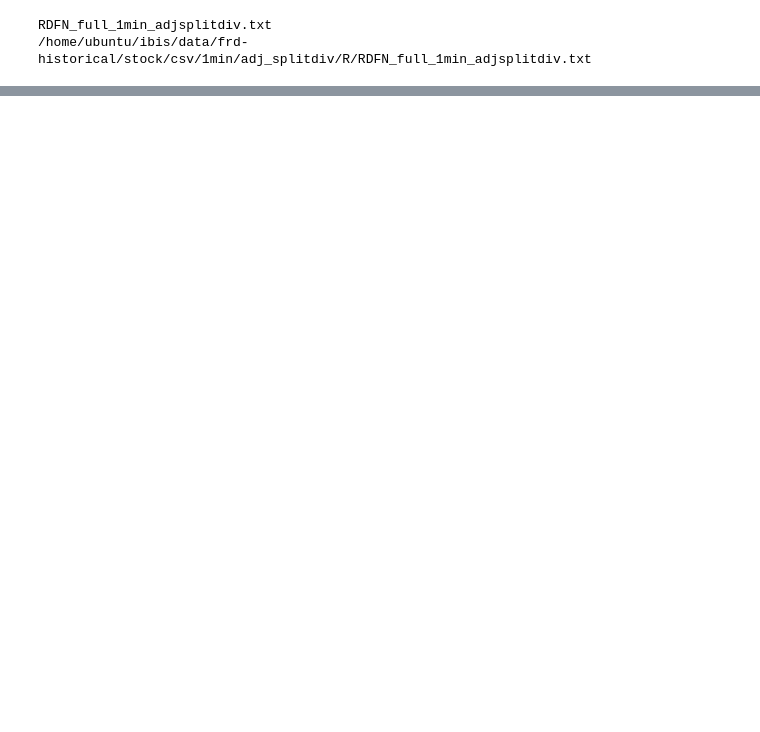
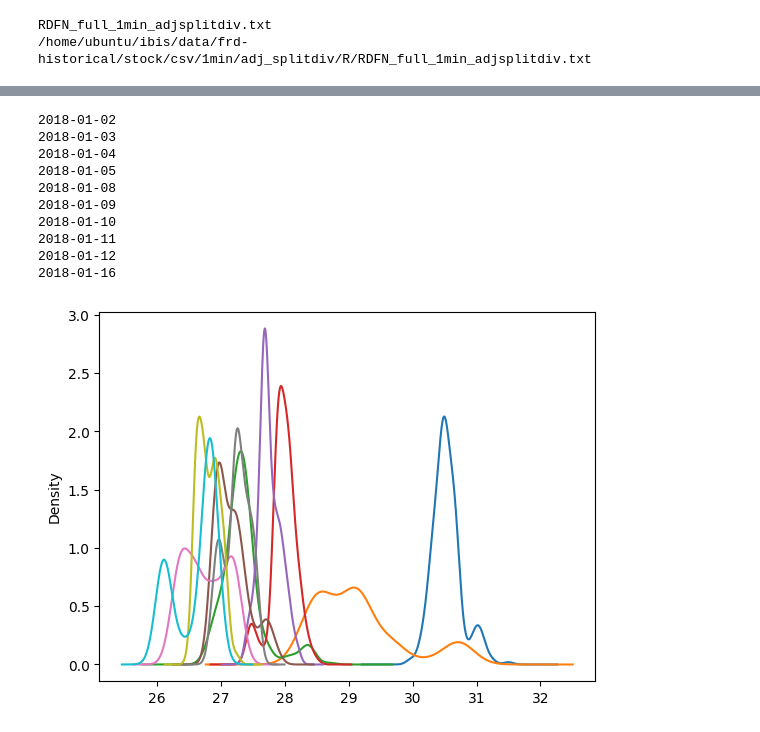
Before and after one commit to 196sigma/ibis, a Jupyter notebook: notebooks/price-distributions.ipynb, the cells around one changed output, grey strips where cells are left out. Cells and saved outputs as stored; diff of their text form; code cells hidden in the pictures; blank space fills up the shorter version.

```diff
--- a/notebooks/price-distributions.ipynb
+++ b/notebooks/price-distributions.ipynb
@@ -83 +91,5 @@ None
 676378 rows × 9 columns
+# %%
+prices_trading_df = prices_df[prices_df['is_trading_hour'] == 1].drop(columns=['is_trading_hour'])
+print(prices_trading_df.shape)
+prices_trading_df
@@ -83,0 +112,6 @@ None
+# %%
+start_date, end_date = "2018-01-01 00:00:00", "2018-12-31 23:59:59"
+start_date, end_date = pd.to_datetime(start_date), pd.to_datetime(end_date)
+prices_2016_df = prices_trading_df.loc[start_date:end_date]
+print(prices_2016_df.info())
+prices_2016_df
@@ -83,0 +149,25 @@ None
+# %%
+days = prices_2016_df['day'].unique()
+day = days[0]
+n_days = 10
+# grid plot of kde for prices
+fig, ax = plt.subplots()
+for day in days[:n_days]:
+    print(day)
+    high_prices = prices_2016_df[prices_2016_df['day'] == day]['high']
+
+    # plot kde for prices
+    high_prices.plot.kde(ax=ax)
+plt.show()
+# %% [output]
+2018-01-02
+2018-01-03
+2018-01-04
+2018-01-05
+2018-01-08
+2018-01-09
+2018-01-10
+2018-01-11
+2018-01-12
+2018-01-16
+[figure, added]
```
Also changed, not shown: parts of 9 cells of this notebook, 1 other file.
